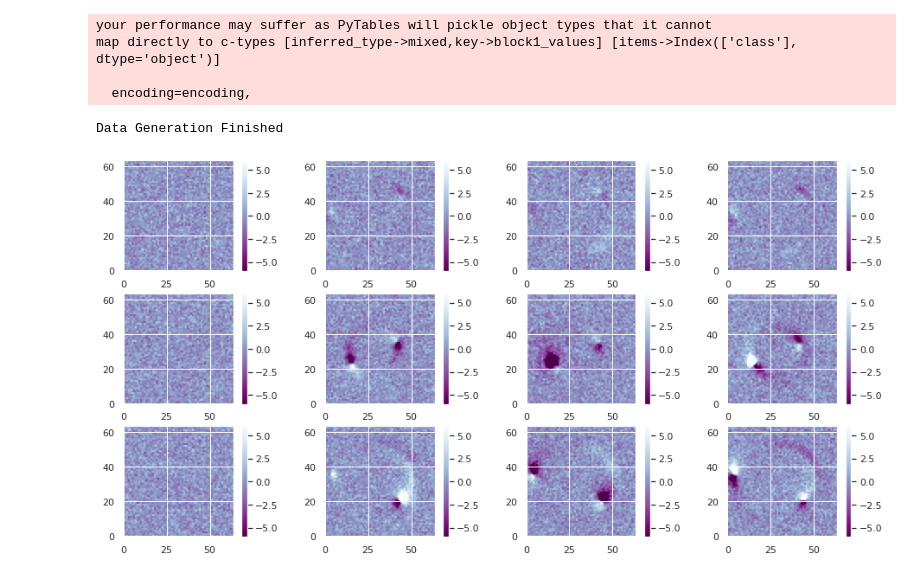
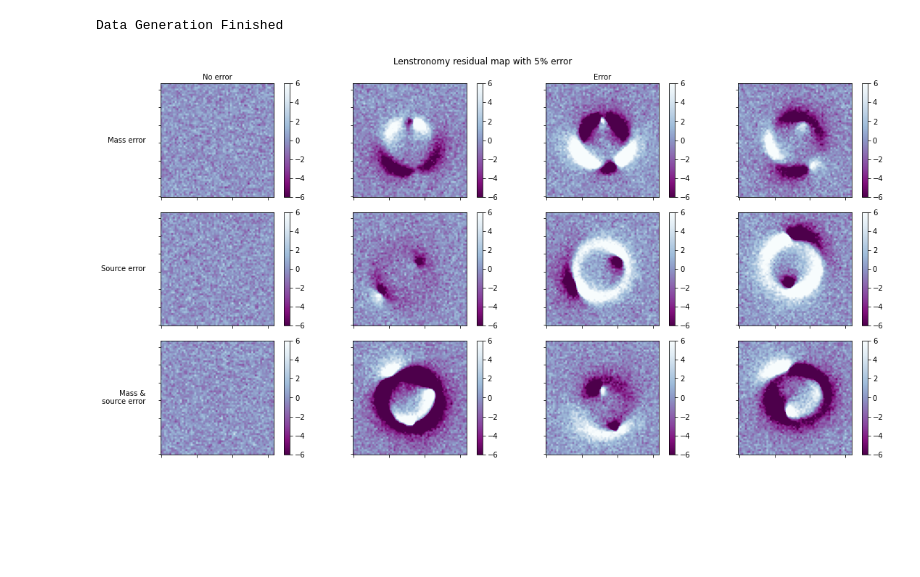
Before and after one commit to emmahoggett/Error_class_lenstronomy, a Jupyter notebook: Simulations/datanalysis.ipynb, the cells around one changed output. Cells and saved outputs as stored; diff of their text form; code cells hidden in the pictures; blank space fills up the shorter version.

```diff
--- a/Simulations/datanalysis.ipynb
+++ b/Simulations/datanalysis.ipynb
@@ -9,24 +9,24 @@ from lenshelpers import*
 import matplotlib.pyplot as plt
 from matplotlib import colors
 import seaborn as sns
-sns.set(style="darkgrid")
+#sns.set(style="darkgrid")
+
+import warnings
+warnings.filterwarnings("ignore")
 # %%
 # Build the four classes
 config_repo_model = 'data/configFile/config_model'
 
-size = 500
+size = 600
+ratio = 0.5
 for i in np.arange(1,4):
     #model_name = config_repo_model + str(i) + '.yaml'
-    res = Residual(size)
-    res.build(i, per_error = 0.01)
+    res = Residual()
+    res.build(size, i, ratio = ratio, per_error = 0.05)
 
 print('Data Generation Finished')
 # %% [output]
-your performance may suffer as PyTables will pickle object types that it cannot
-map directly to c-types [inferred_type->mixed,key->block1_values] [items->Index(['class'], dtype='object')]
-
-  encoding=encoding,
+Data Generation Finished
-Data Generation Finished
 # %%
 metadata = pd.DataFrame()
 for i in np.arange(1,4):
@@ -40,16 +40,38 @@ metadata ['ID'] = np.arange(0,final_array.shape[0])
 # %%
 f, axes = plt.subplots(3, 4, figsize=(16, 8), sharex=False, sharey=False)
 norm = colors.Normalize(vmin=-6, vmax=6)
+a_size = int(size/3)
+p_false = round(((1-ratio)*size/3))-1
 
 for i in range(0,4):
-    pos1 = axes[0,i].imshow(final_array[i,0,:,:], vmin=-6, vmax=6, origin='lower',cmap=plt.cm.BuPu_r)
-    pos2 = axes[1,i].imshow(final_array[4*size+i,0,:,:], vmin=-6, vmax=6, origin='lower',cmap=plt.cm.BuPu_r)
-    pos3 = axes[2,i].imshow(final_array[8*size+i,0,:,:], vmin=-6, vmax=6, origin='lower',cmap=plt.cm.BuPu_r)
+
+    pos1 = axes[0,i].imshow(final_array[p_false+i,0,:,:], vmin=-6, vmax=6, origin='lower',cmap=plt.cm.BuPu_r)
+    pos2 = axes[1,i].imshow(final_array[a_size+p_false+i,0,:,:], vmin=-6, vmax=6, origin='lower',cmap=plt.cm.BuPu_r)
+    pos3 = axes[2,i].imshow(final_array[2*a_size+p_false+i,0,:,:], vmin=-6, vmax=6, origin='lower',cmap=plt.cm.BuPu_r)
+    axes[0,i].set_yticklabels([]); axes[0,i].set_xticklabels([])
+    axes[1,i].set_yticklabels([]); axes[1,i].set_xticklabels([])
+    axes[2,i].set_yticklabels([]); axes[2,i].set_xticklabels([])
     f.colorbar(pos1, ax=axes[0,i])
     f.colorbar(pos2, ax=axes[1,i])
     f.colorbar(pos3, ax=axes[2,i])
+pad = 5
+axes[0,0].annotate('No error', xy=(0.5, 1), xytext=(0, pad),
+                   xycoords='axes fraction', textcoords='offset points', ha='center', va='baseline')
+axes[0,2].annotate('Error', xy=(0.5, 1), xytext=(0, pad),
+                   xycoords='axes fraction', textcoords='offset points', ha='center', va='baseline')
+
+axes[0,0].annotate('Mass error', xy=(0, 0.5), xytext=(-axes[0,0].yaxis.labelpad - pad, 0),
+                   xycoords=axes[0,0].yaxis.label, textcoords='offset points', ha='right', va='center')
+axes[1,0].annotate('Source error', xy=(0, 0.5), xytext=(-axes[1,0].yaxis.labelpad - pad, 0),
+                   xycoords=axes[1,0].yaxis.label, textcoords='offset points', ha='right', va='center')
+axes[2,0].annotate('Mass &\nsource error', xy=(0, 0.5), xytext=(-axes[2,0].yaxis.labelpad - pad, 0),
+                   xycoords=axes[2,0].yaxis.label, textcoords='offset points', ha='right', va='center')
+
+f.suptitle('Lenstronomy residual map with 5% error', size = 'large')
+f.tight_layout()
+plt.show()
 
 plt.show()
-f.savefig('figures/1percenterror.jpeg')
+f.savefig('figures/5percenterror.jpeg')
 # %% [output]
-[figure, old version]
+[figure, new version]
```
Also changed, not shown: parts of 4 cells of this notebook, 13 other files.
